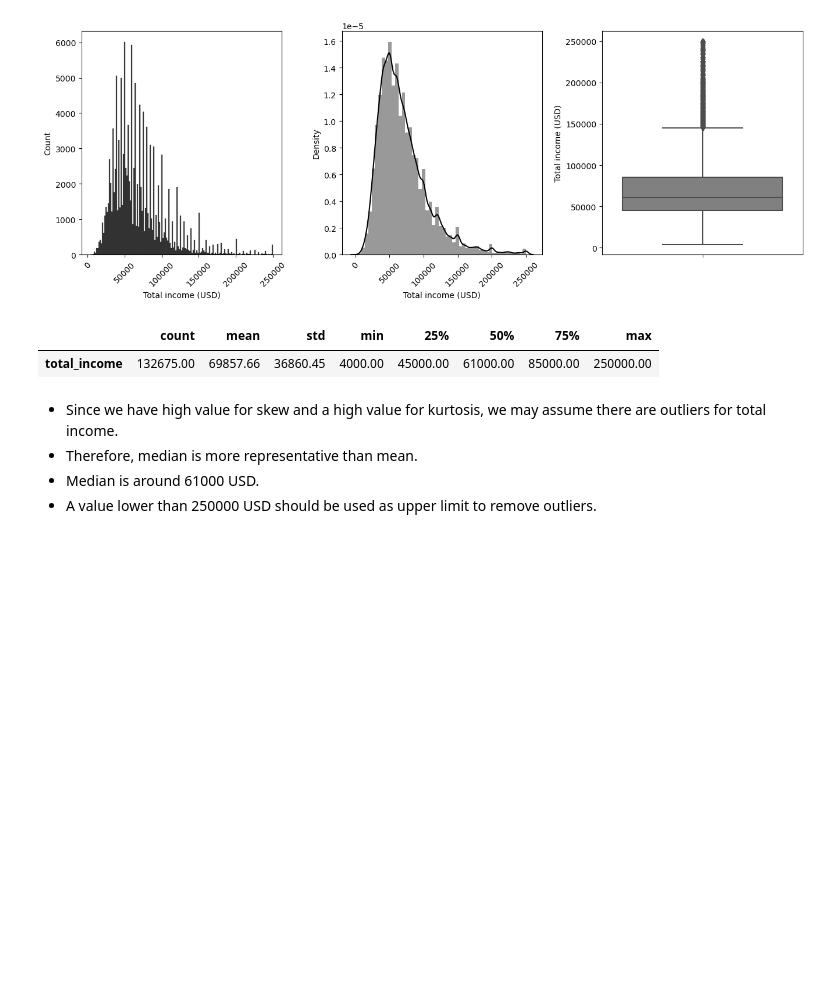
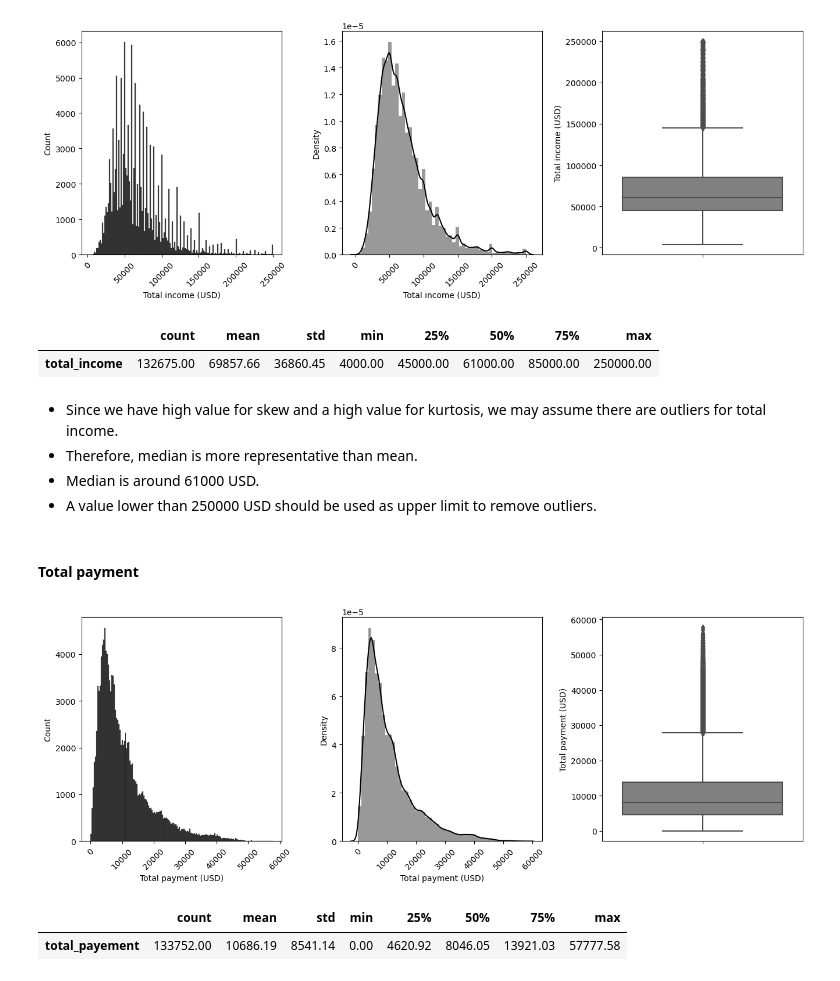
Before and after one commit to lucasquemelli/credit_default_risk_prediction, a Jupyter notebook: credit_risk_notebook.ipynb, the cells around one changed output. Saved outputs shown, nothing was run; the diff lists cells and outputs as text; code cells hidden in the pictures; blank space fills up the shorter version.

```diff
--- a/credit_risk_notebook.ipynb
+++ b/credit_risk_notebook.ipynb
@@ -493,3 +535,33 @@ pd.DataFrame(aux["total_income"]).describe().T
 - Therefore, median is more representative than mean.
 - Median is around 61000 USD.
 - A value lower than 250000 USD should be used as upper limit to remove outliers.
+# %% [markdown]
+#### Total payment
+# %%
+aux = num_attributes.copy()
+
+plt.figure(figsize=(16,5))
+
+plt.subplot(1,3,1)
+sns.histplot(aux["total_payement"], color="black")
+plt.xlabel("Total payment (USD)")
+plt.xticks(rotation=45);
+
+plt.subplot(1,3,2)
+sns.distplot(aux["total_payement"], color="black")
+plt.xlabel("Total payment (USD)")
+plt.xticks(rotation=45);
+
+plt.subplot(1,3,3)
+sns.boxplot(y='total_payement',data=aux, color="gray")
+plt.ylabel("Total payment (USD)")
+
+plt.subplots_adjust(wspace = 0.30);
+# %% [output]
+[figure, added]
+# %%
+pd.set_option('display.float_format', lambda x: '%.2f' % x)
+pd.DataFrame(aux["total_payement"]).describe().T
+# %% [output]
+|  | count | mean | std | min | 25% | 50% | 75% | max |
+| total_payement | 133752.00 | 10686.19 | 8541.14 | 0.00 | 4620.92 | 8046.05 | 13921.03 | 57777.58 |
```
Also changed, not shown: parts of 30 cells of this notebook.
